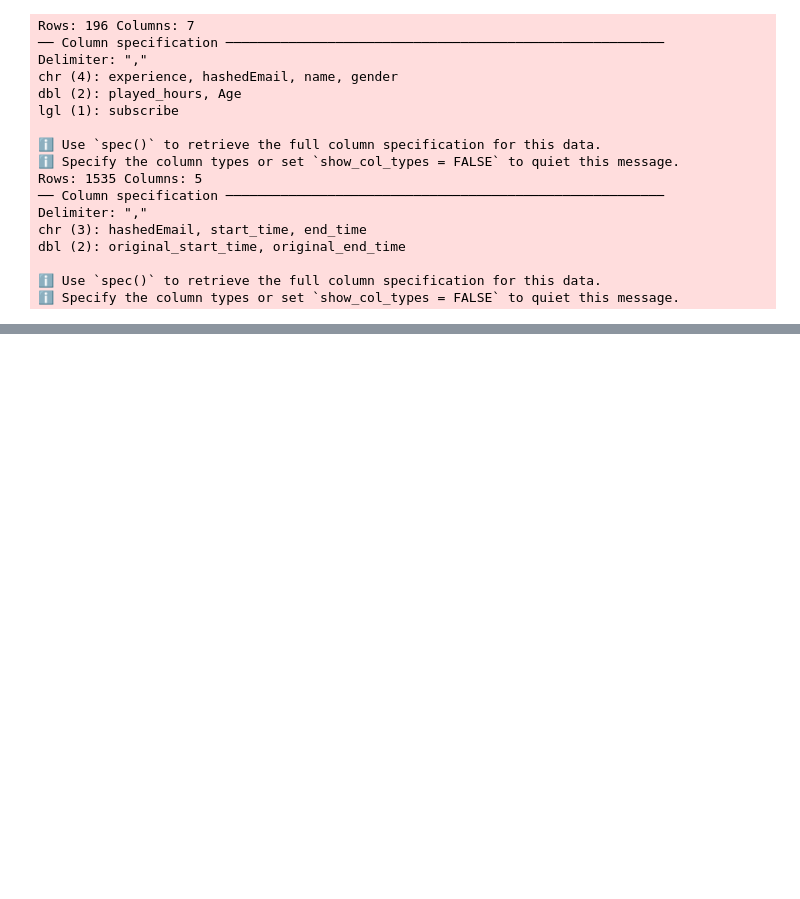
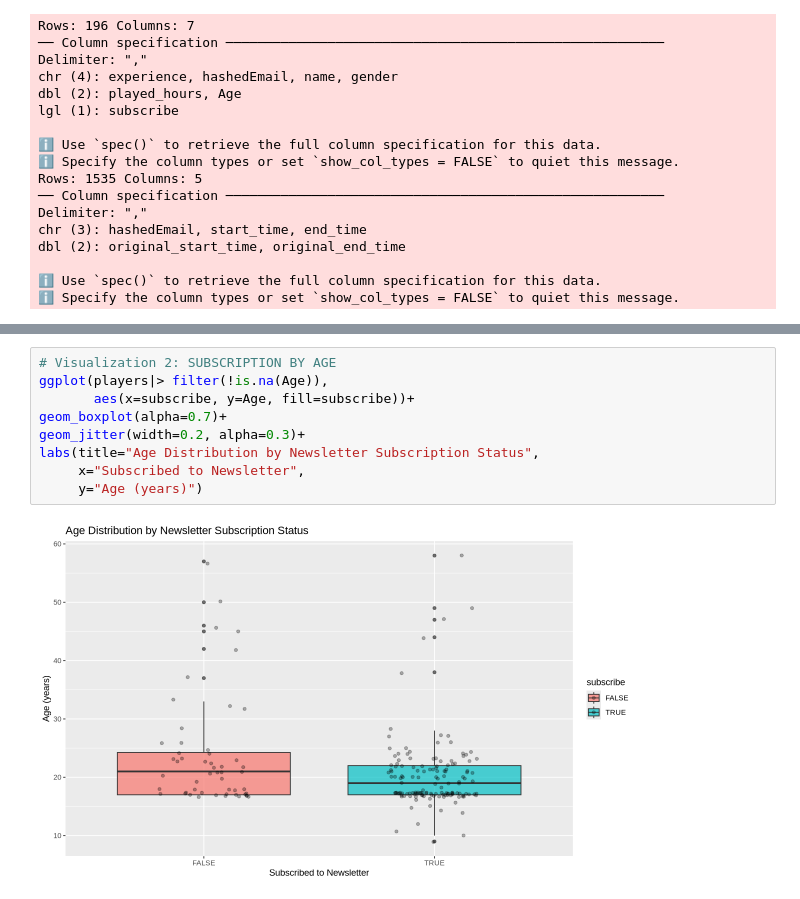
Before and after one commit to AmyJia29/DSCI_V100Project, a Jupyter notebook: individual_planning_stage.ipynb, the cells around one changed output, grey strips where cells are left out. Drawn from its saved outputs; the diff is of its cells as text; blank space fills up the shorter version.

```diff
--- a/individual_planning_stage.ipynb
+++ b/individual_planning_stage.ipynb
@@ -105,0 +343,11 @@ Subscription status: 52 144
+# %%
+# Visualization 2: SUBSCRIPTION BY AGE
+ggplot(players|> filter(!is.na(Age)),
+       aes(x=subscribe, y=Age, fill=subscribe))+
+geom_boxplot(alpha=0.7)+
+geom_jitter(width=0.2, alpha=0.3)+
+labs(title="Age Distribution by Newsletter Subscription Status",
+     x="Subscribed to Newsletter",
+     y="Age (years)")
+# %% [output]
+[figure, added]
```
Also changed, not shown: parts of 24 cells of this notebook.
